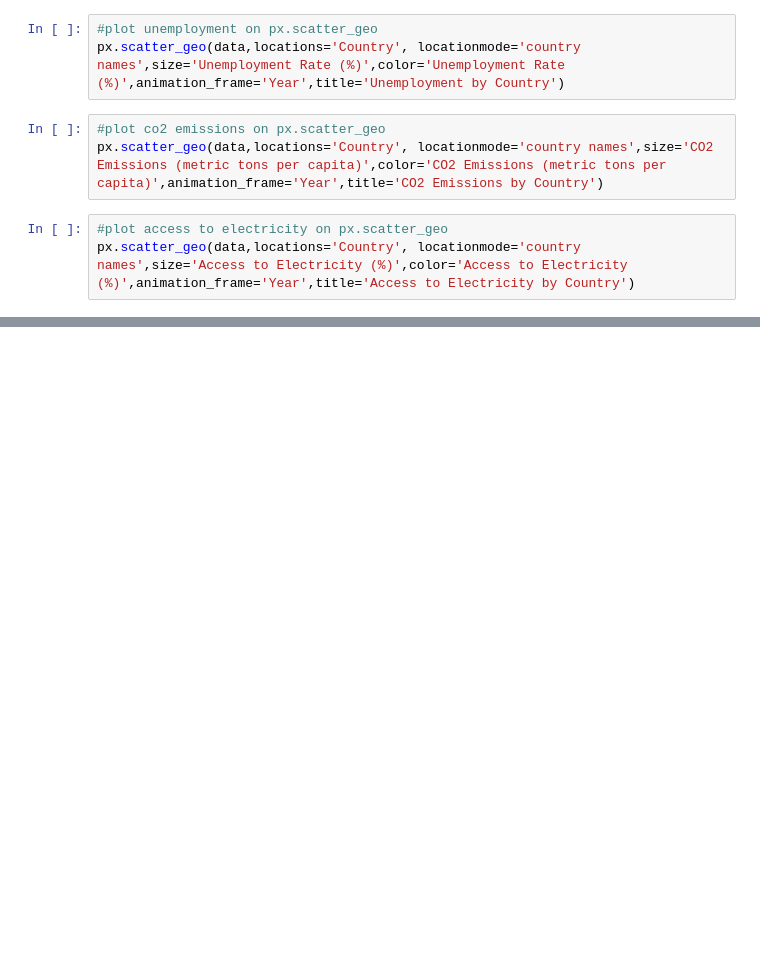
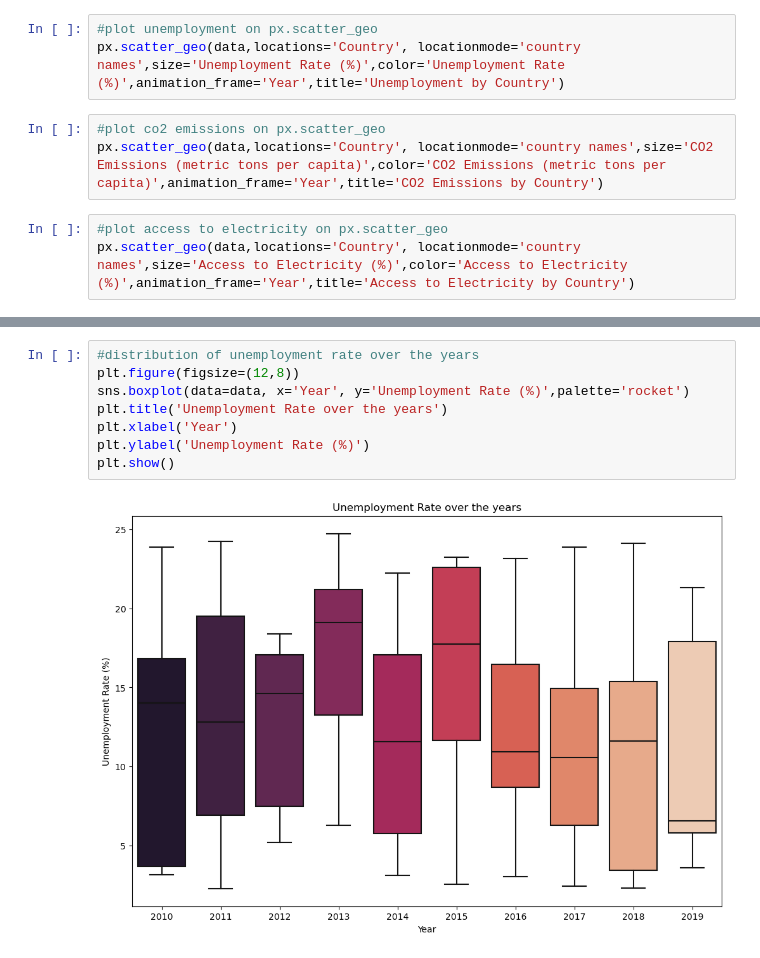
Before and after one commit to beccaa9116/EDA---World-Bank-Dataset, a Jupyter notebook: eda_world_bank.ipynb, the cells around one changed output, grey strips where cells are left out. Cells and saved outputs as stored; diff of their text form; blank space fills up the shorter version.

```diff
--- a/eda_world_bank.ipynb
+++ b/eda_world_bank.ipynb
@@ -120,0 +133,10 @@ px.scatter_geo(data,locations='Country', locationmode='country names',size='Acce
+# %%
+#distribution of unemployment rate over the years
+plt.figure(figsize=(12,8))
+sns.boxplot(data=data, x='Year', y='Unemployment Rate (%)',palette='rocket')
+plt.title('Unemployment Rate over the years')
+plt.xlabel('Year')
+plt.ylabel('Unemployment Rate (%)')
+plt.show()
+# %% [output]
+[figure, added]
```
Also changed, not shown: parts of 12 cells of this notebook.
